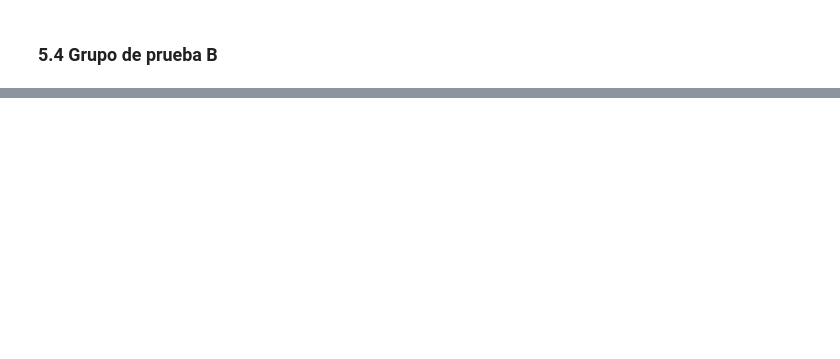
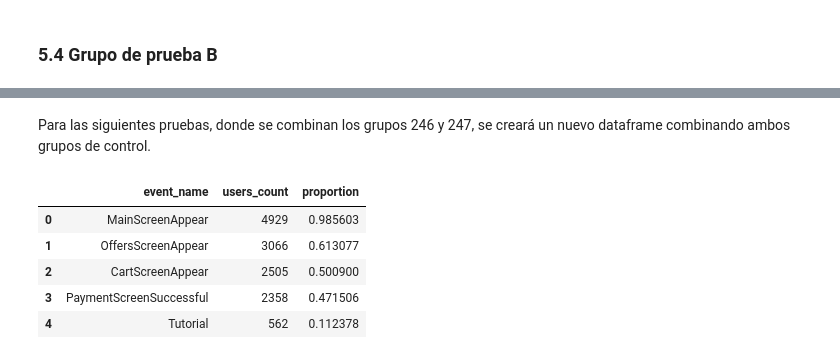
Before and after one commit to EmilioGonzalez29/TT-Project-S11, a Jupyter notebook: project.ipynb, the cells around one changed output, grey strips where cells are left out. Cells and saved outputs as stored; diff of their text form; code cells hidden in the pictures; blank space fills up the shorter version.

```diff
--- a/project.ipynb
+++ b/project.ipynb
@@ -720,0 +825,16 @@ Se confirma que los grupos se dividieron correctamente, ya que existe más proba
+# %% [markdown]
+Para las siguientes pruebas, donde se combinan los grupos 246 y 247, se creará un nuevo dataframe combinando ambos grupos de control.
+# %%
+group_control = df_new_dates.query('(group == 246)|(group == 247)')
+
+group_control_users = group_control.groupby('event_name').agg({'user_id':'nunique'}).sort_values(by='user_id', ascending=False).reset_index()
+group_control_users.columns = ['event_name', 'users_count']
+group_control_users['proportion'] = group_control_users['users_count'] / group_control['user_id'].nunique()
+display(group_control_users)
+# %% [output]
+|  | event_name | users_count | proportion |
+| 0 | MainScreenAppear | 4929 | 0.985603 |
+| 1 | OffersScreenAppear | 3066 | 0.613077 |
+| 2 | CartScreenAppear | 2505 | 0.500900 |
+| 3 | PaymentScreenSuccessful | 2358 | 0.471506 |
+| 4 | Tutorial | 562 | 0.112378 |
```
Also changed, not shown: parts of 30 cells of this notebook.
